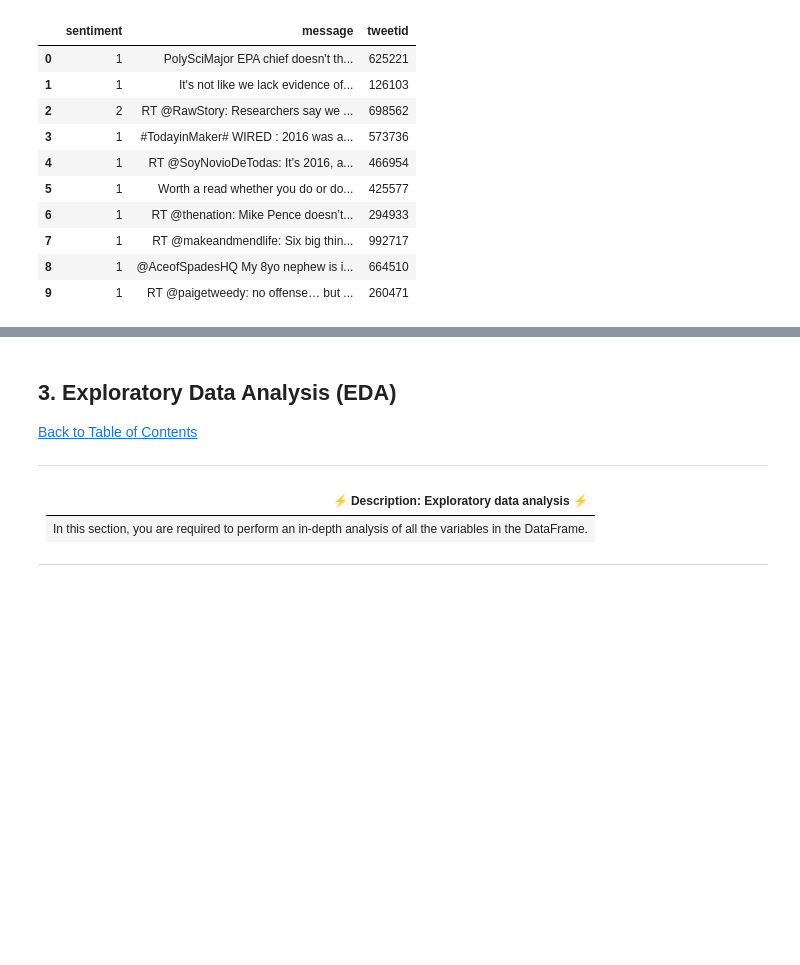
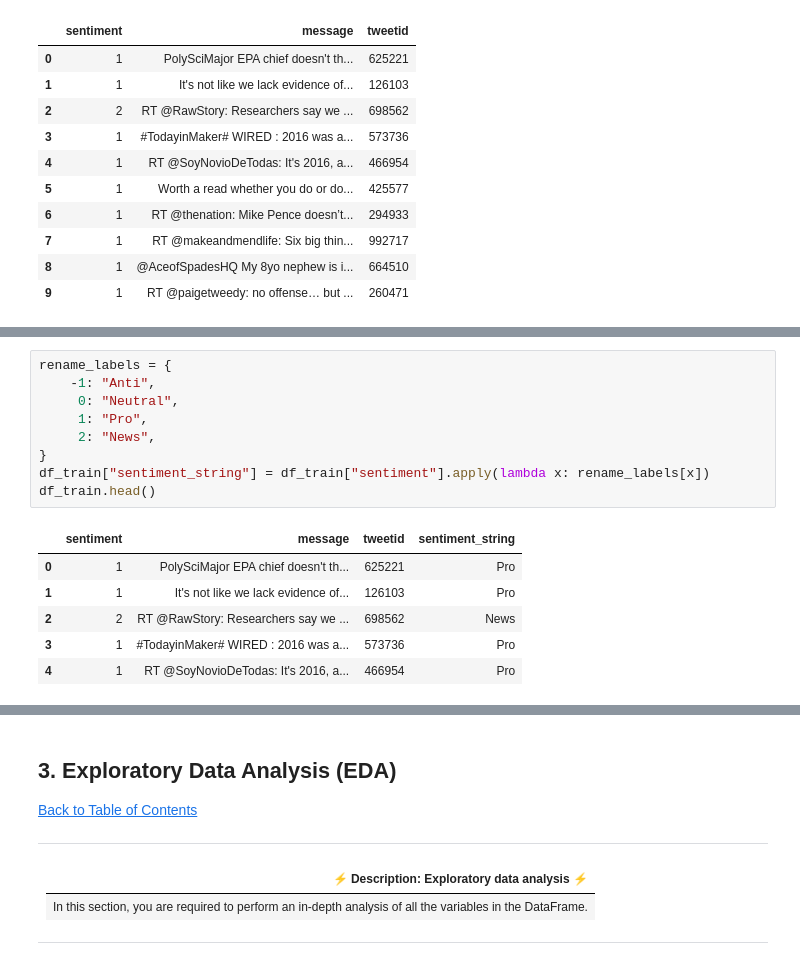
Before and after one commit to LPTsilo/Classification_Sprint_2207FTDS_Team_ES2, a Jupyter notebook: Classification_Sprint_Starter-Notebook.ipynb, the cells around one changed output, grey strips where cells are left out. Drawn from its saved outputs; the diff is of its cells as text; blank space fills up the shorter version.

```diff
--- a/Classification_Sprint_Starter-Notebook.ipynb
+++ b/Classification_Sprint_Starter-Notebook.ipynb
@@ -243,0 +153,16 @@ def lemmatize(string):
+# %%
+rename_labels = {
+    -1: "Anti",
+     0: "Neutral",
+     1: "Pro",
+     2: "News",
+}
+df_train["sentiment_string"] = df_train["sentiment"].apply(lambda x: rename_labels[x])
+df_train.head()
+# %% [output]
+|  | sentiment | message | tweetid | sentiment_string |
+| 0 | 1 | PolySciMajor EPA chief doesn't th... | 625221 | Pro |
+| 1 | 1 | It's not like we lack evidence of... | 126103 | Pro |
+| 2 | 2 | RT @RawStory: Researchers say we ... | 698562 | News |
+| 3 | 1 | #TodayinMaker# WIRED : 2016 was a... | 573736 | Pro |
+| 4 | 1 | RT @SoyNovioDeTodas: It's 2016, a... | 466954 | Pro |
```
Also changed, not shown: parts of 29 cells of this notebook.
